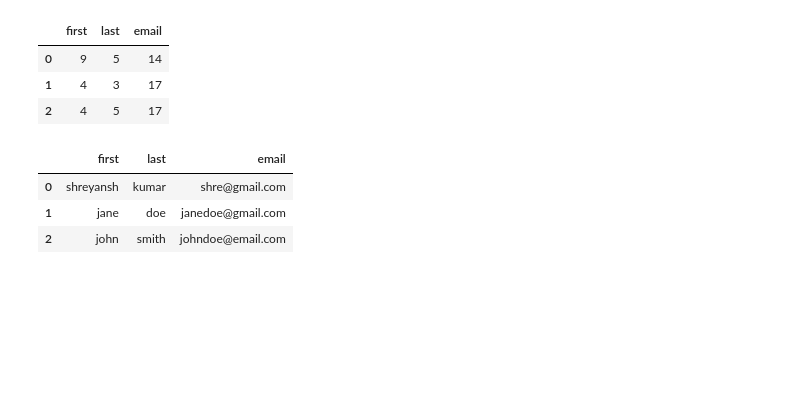
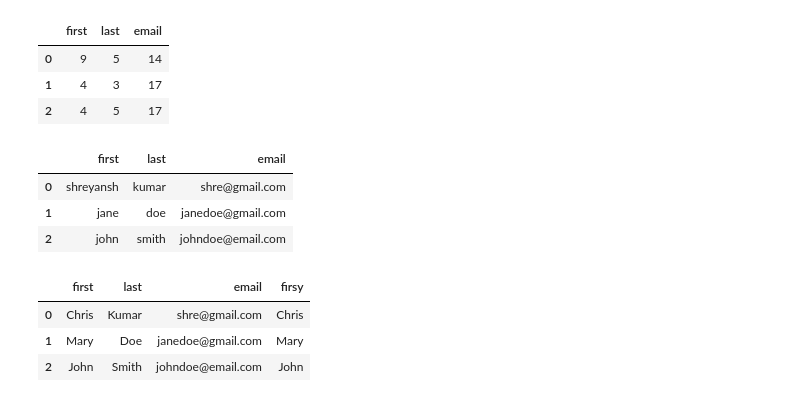
Before and after one commit to shreyankumar29-stack/Pandas, a Jupyter notebook: Notebook/05-Updating-rows-Columns/snippets.ipynb, the cells around one changed output. Cells and saved outputs as stored; diff of their text form; code cells hidden in the pictures; blank space fills up the shorter version.

```diff
--- a/Notebook/05-Updating-rows-Columns/snippets.ipynb
+++ b/Notebook/05-Updating-rows-Columns/snippets.ipynb
@@ -231,3 +231,16 @@ df.map(str.lower)
 | 0 | shreyansh | kumar | shre@gmail.com |
 | 1 | jane | doe | janedoe@gmail.com |
 | 2 | john | smith | johndoe@email.com |
+# %%
+df['first'] =df['first'].replace(
+    {
+        'Shreyansh':'Chris',
+        'Jane':'Mary'
+    }
+)
+df
+# %% [output]
+|  | first | last | email | firsy |
+| 0 | Chris | Kumar | shre@gmail.com | Chris |
+| 1 | Mary | Doe | janedoe@gmail.com | Mary |
+| 2 | John | Smith | johndoe@email.com | John |
```
